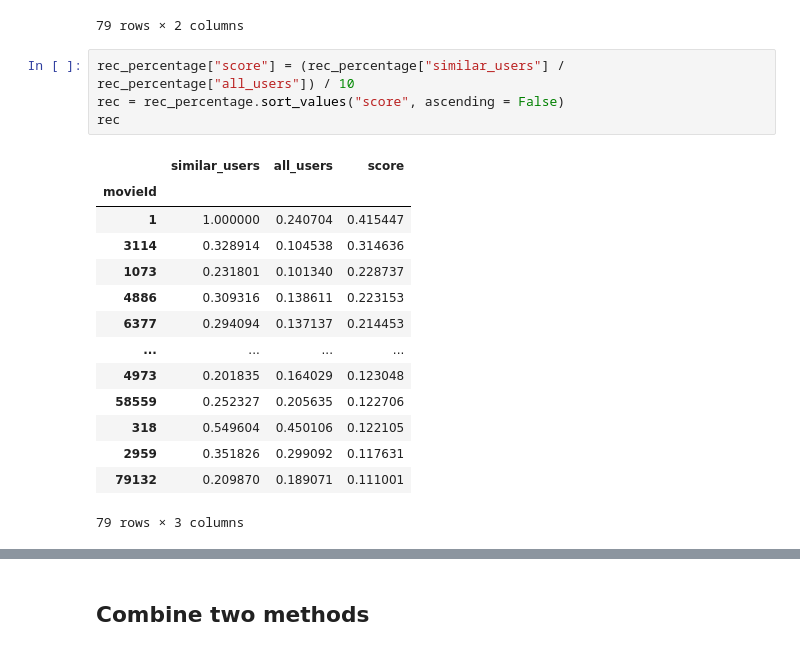
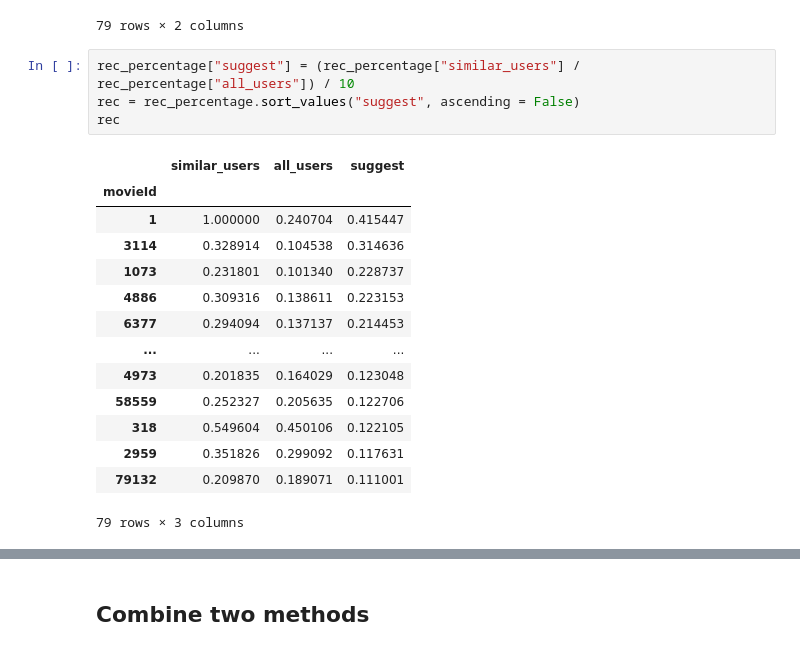
Before and after one commit to ZNLong2203/Recommendation-Movie, a Jupyter notebook: Recommendation_Movie.ipynb, the cells around one changed output, grey strips where cells are left out. Drawn from its saved outputs; the diff is of its cells as text.

```diff
--- a/Recommendation_Movie.ipynb
+++ b/Recommendation_Movie.ipynb
@@ -197,11 +197,11 @@ rec_percentage
 | 6874 | 0.200615 | 0.140903 |
 79 rows × 2 columns
 # %%
-rec_percentage["score"] = (rec_percentage["similar_users"] / rec_percentage["all_users"]) / 10
-rec = rec_percentage.sort_values("score", ascending = False)
+rec_percentage["suggest"] = (rec_percentage["similar_users"] / rec_percentage["all_users"]) / 10
+rec = rec_percentage.sort_values("suggest", ascending = False)
 rec
 # %% [output]
-|  | similar_users | all_users | score |
+|  | similar_users | all_users | suggest |
 | movieId |  |  |  |
 | 1 | 1.000000 | 0.240704 | 0.415447 |
 | 3114 | 0.328914 | 0.104538 | 0.314636 |
```
Also changed, not shown: parts of 4 cells of this notebook.
